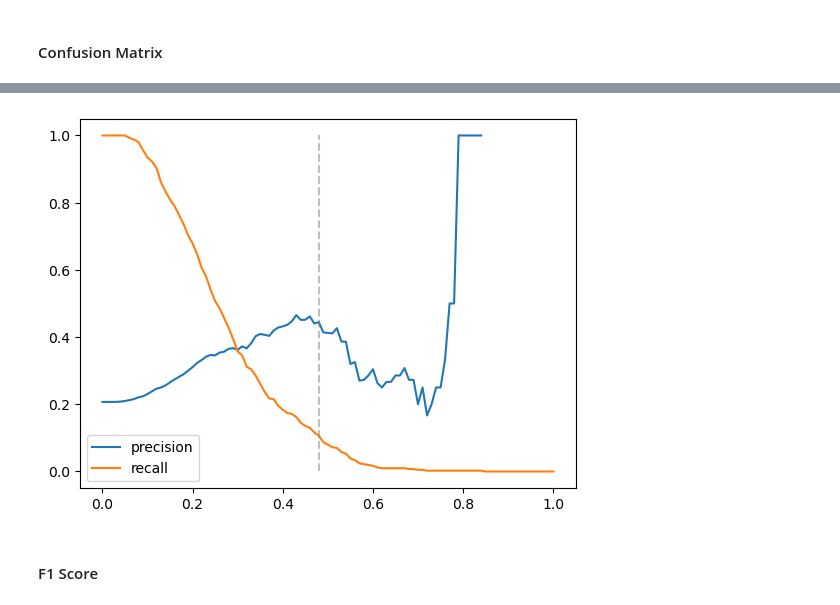
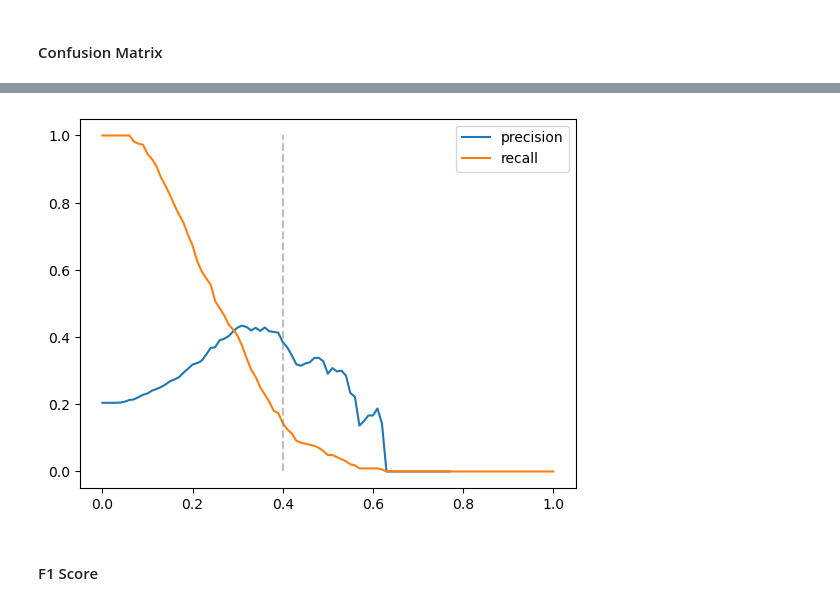
Before and after one commit to sam47-asfaw/bank-customer-churn-classification, a Jupyter notebook: notebook.ipynb, the cells around one changed output, grey strips where cells are left out. Drawn from its saved outputs; the diff is of its cells as text; code cells hidden in the pictures.

Commit message:
improved upon model training

```diff
--- a/notebook.ipynb
+++ b/notebook.ipynb
@@ -273,6 +279,8 @@ total_churn_rate
 ##### Risk Ratio
 ##### if the group_decline_rate / total_churn_rate > 1 -> the group(feature) is more likely to exit
 ##### if the group_decline_rate / total_churn_rate < 1 -> the group(feature) is less likely to exit
+# %%
+categorical = list(df.select_dtypes(include=["object"]).columns)
 # %%
 #create a new dataframe to perform Decline rate and risk ratio for the categorical columns
 for c in categorical:
@@ -302,15 +310,6 @@ card_type
 | GOLD | 0.194097 | 1999 | 0.015903 | 0.924272 |
 | PLATINUM | 0.204467 | 2015 | 0.005533 | 0.973650 |
 | SILVER | 0.203330 | 1982 | 0.006670 | 0.968238 |
-# %%
-# separate the columns as categorical and numeical
-numerical = [ 'creditscore','age',
-    'tenure', 'balance', 'numofproducts', 'hascrcard',
-    'isactivemember', 'estimatedsalary',
-    'complain','satisfaction_score','point_earned'
-]
-
-categorical = ['geography','gender','card_type']
 # %% [markdown]
 #### Feature Importance: Mutual information
 # %%
@@ -398,19 +397,20 @@ plt.show()
 # %% [markdown]
 #### train and prediction function
 # %%
-def train(df_train, y_train,current_model, C=1.0):
-    dicts = df_train[categorical + numerical].to_dict(orient='records')
+def train(df_train, y_train, lr, sparse_val):
 
-    dv = DictVectorizer(sparse=False)
+    dicts = df_train[categorical + numeric].to_dict(orient='records')
+
+    dv = DictVectorizer(sparse= sparse_val)
     X_train = dv.fit_transform(dicts)
 
-    model = current_model
+    model = lr
     model.fit(X_train, y_train)
 
     return dv, model
 
 def predict(df, dv, model):
-    dicts = df[categorical + numerical].to_dict(orient='records')
+    dicts = df[categorical + numeric].to_dict(orient='records')
 
     X = dv.transform(dicts)
     y_pred = model.predict_proba(X)[:, 1]
@@ -419,12 +422,13 @@ def predict(df, dv, model):
 # %% [markdown]
 ### Model: Logistic Regression
 # %%
-lr = LogisticRegression(C=1.0, max_iter=1000)
-
+lr = LogisticRegression(solver='liblinear',max_iter = 1000, C=1.0)
 #train the model
-dv, model = train(df_train, y_train, lr)
+args_train = (df_train, y_train, lr, False)
+dv, model = train(*args_train)
 
 #predict with the model
-prediction = predict(df_val, dv, model)
+args_predict =(df_val, dv, model)
+prediction = predict(*args_predict)
 prediction
 # %% [output]
@@ -520,13 +523,13 @@ df_scores['r'] = df_scores.tp / (df_scores.tp + df_scores.fn)
 # %%
 plt.plot(df_scores.threshold, df_scores.p, label='precision')
 plt.plot(df_scores.threshold, df_scores.r, label='recall')
 
-plt.vlines(0.48, 0, 1, color='grey', linestyle='--', alpha=0.5)
+plt.vlines(0.4, 0, 1, color='grey', linestyle='--', alpha=0.5)
 
 plt.legend()
 plt.show()
 # %% [output]
-[figure, old version]
+[figure, new version]
 # %% [markdown]
 #### F1 Score
 # %%
```
Also changed, not shown: parts of 34 cells of this notebook.
